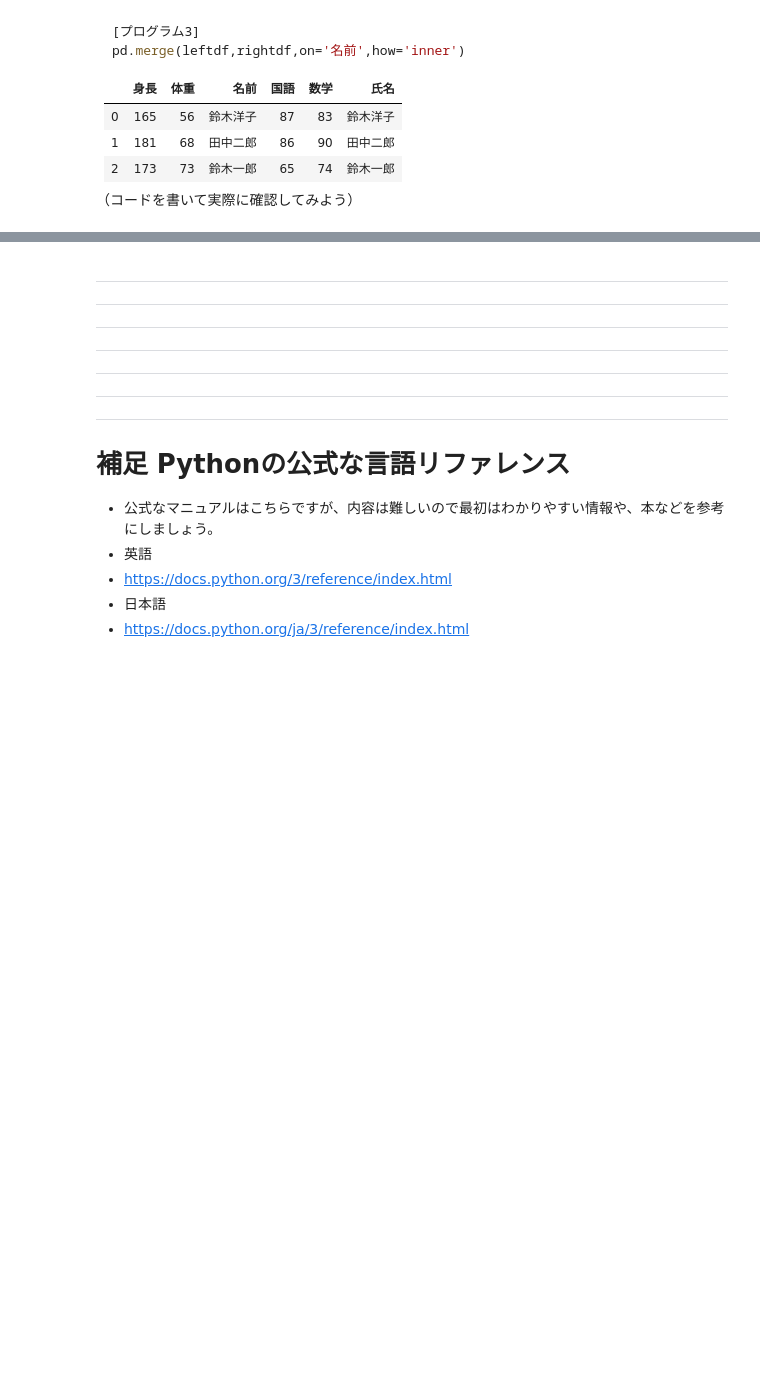
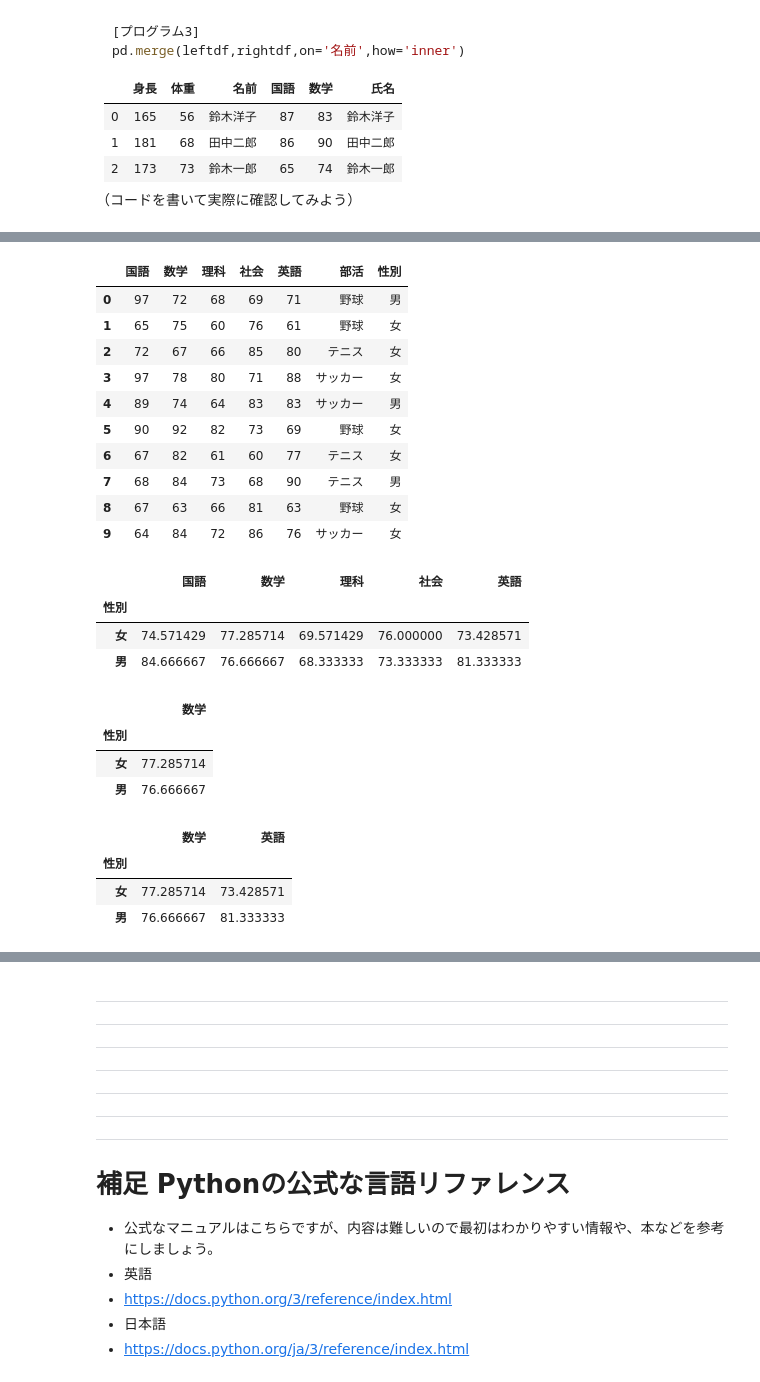
Before and after one commit to abenben/starproject-python, a Jupyter notebook: tutorial08.ipynb, the cells around one changed output, grey strips where cells are left out. Saved outputs shown, nothing was run; the diff lists cells and outputs as text; code cells hidden in the pictures; blank space fills up the shorter version.

```diff
--- a/tutorial08.ipynb
+++ b/tutorial08.ipynb
@@ -502,0 +503,41 @@ pd.merge(leftdf,rightdf,on='名前',how='right')
+# %%
+np.random.seed(seed=1)
+scores = np.random.randint(60, 100, size=50).reshape(10, 5)
+subs = ['国語', '数学', '理科', '社会', '英語']
+df = pd.DataFrame(scores,columns=subs)
+df['部活'] = np.random.choice(['サッカー','野球', 'テニス'], size=10)
+df['性別'] = np.random.choice(['男','女'], size=10)
+df
+# %% [output]
+|  | 国語 | 数学 | 理科 | 社会 | 英語 | 部活 | 性別 |
+| 0 | 97 | 72 | 68 | 69 | 71 | 野球 | 男 |
+| 1 | 65 | 75 | 60 | 76 | 61 | 野球 | 女 |
+| 2 | 72 | 67 | 66 | 85 | 80 | テニス | 女 |
+| 3 | 97 | 78 | 80 | 71 | 88 | サッカー | 女 |
+| 4 | 89 | 74 | 64 | 83 | 83 | サッカー | 男 |
+| 5 | 90 | 92 | 82 | 73 | 69 | 野球 | 女 |
+| 6 | 67 | 82 | 61 | 60 | 77 | テニス | 女 |
+| 7 | 68 | 84 | 73 | 68 | 90 | テニス | 男 |
+| 8 | 67 | 63 | 66 | 81 | 63 | 野球 | 女 |
+| 9 | 64 | 84 | 72 | 86 | 76 | サッカー | 女 |
+# %%
+pd.pivot_table(df,index='性別',aggfunc=np.mean)
+# %% [output]
+|  | 国語 | 数学 | 理科 | 社会 | 英語 |
+| 性別 |  |  |  |  |  |
+| 女 | 74.571429 | 77.285714 | 69.571429 | 76.000000 | 73.428571 |
+| 男 | 84.666667 | 76.666667 | 68.333333 | 73.333333 | 81.333333 |
+# %%
+pd.pivot_table(df,index='性別',values='数学')
+# %% [output]
+|  | 数学 |
+| 性別 |  |
+| 女 | 77.285714 |
+| 男 | 76.666667 |
+# %%
+pd.pivot_table(df,index='性別',values=['数学','英語'])
+# %% [output]
+|  | 数学 | 英語 |
+| 性別 |  |  |
+| 女 | 77.285714 | 73.428571 |
+| 男 | 76.666667 | 81.333333 |
```
Also changed, not shown: parts of 22 cells of this notebook.
